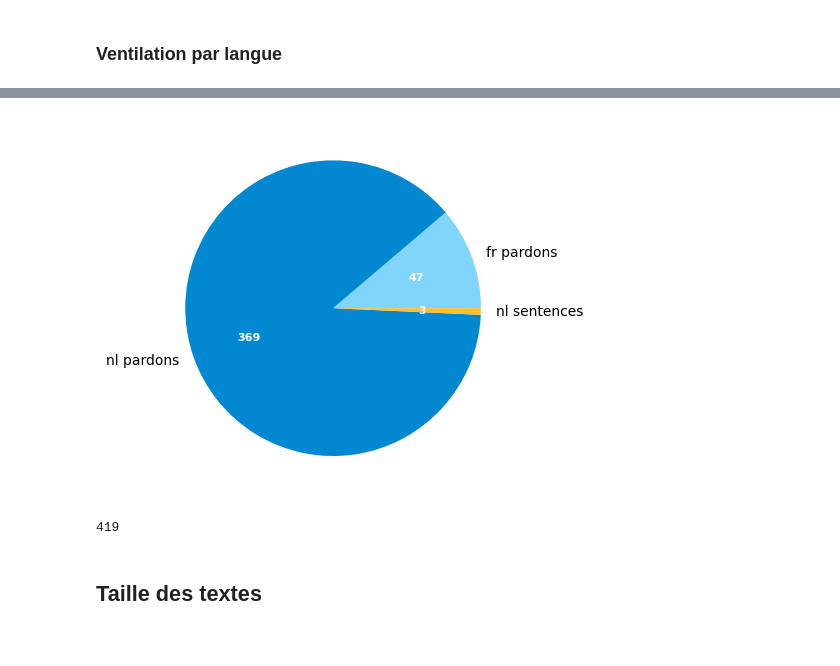
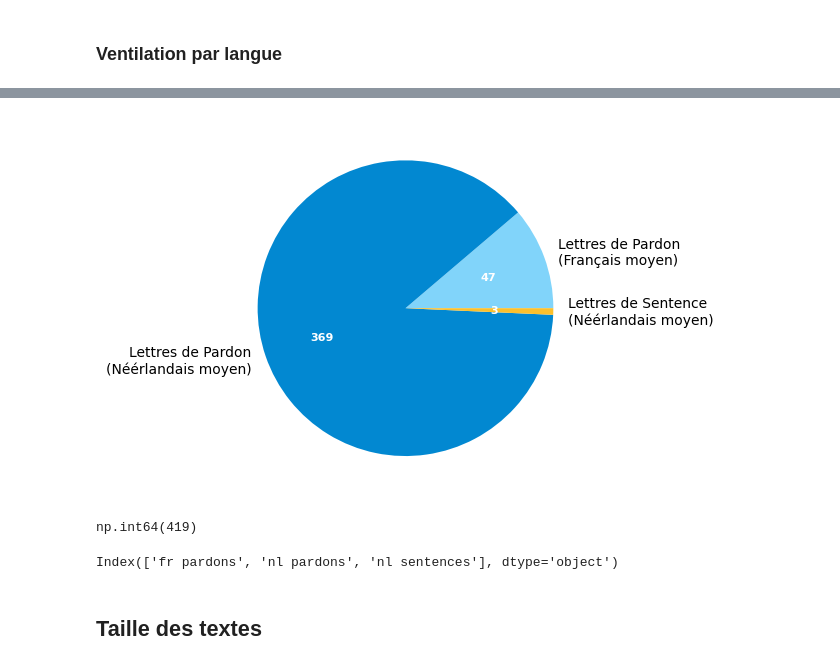
Before and after one commit to xgillard/xp-airchivist, a Jupyter notebook: Qq Stats A propos du Corpus.ipynb, the cells around one changed output, grey strips where cells are left out. Cells and saved outputs as stored; diff of their text form; code cells hidden in the pictures.

```diff
--- a/Qq Stats A propos du Corpus.ipynb
+++ b/Qq Stats A propos du Corpus.ipynb
@@ -22,28 +28,37 @@ Les lettres de pardon font en moyenne 1125 mots (+/- 310 mots). Si on compte env
 # %%
-data   = df.groupby(['language', 'project']).count()
-labels = data.index.map(lambda xs: ' '.join(xs))
-
+data = df.groupby(['language', 'project']).count()
+clean= {
+    "fr pardons": 'Lettres de Pardon\n(Français moyen)',
+    "nl pardons": 'Lettres de Pardon\n(Néérlandais moyen)',
+    "nl sentences": "Lettres de Sentence\n(Néérlandais moyen)",
+}
+labels = data.index.map(lambda xs: clean[' '.join(xs)])
 total  = data['text'].sum()
 
 _wedges, _texts, autotexts = plt.pie(
     data['text'],
     labels=labels,
     autopct=lambda pv: f'{int(round(pv * total / 100))}',
     colors=["#81D4FA", "#0288D1", "#FBC02D"],
     #pctdistance=1.2,
     #labeldistance=1.4
 )
 
 for autotext in autotexts:
     autotext.set_fontsize(8)
     autotext.set_color("white")
     autotext.set_weight("bold")
 
+plt.savefig("description_corpus.jpg")
 plt.show()
 total
 # %% [output]
-[figure, old version]
+[figure, new version]
-419
+np.int64(419)
+# %%
+labels
+# %% [output]
+Index(['fr pardons', 'nl pardons', 'nl sentences'], dtype='object')
 # %% [markdown]
 ## Taille des textes
 # %%
```
Also changed, not shown: parts of 1 cell of this notebook, 14 other files.
